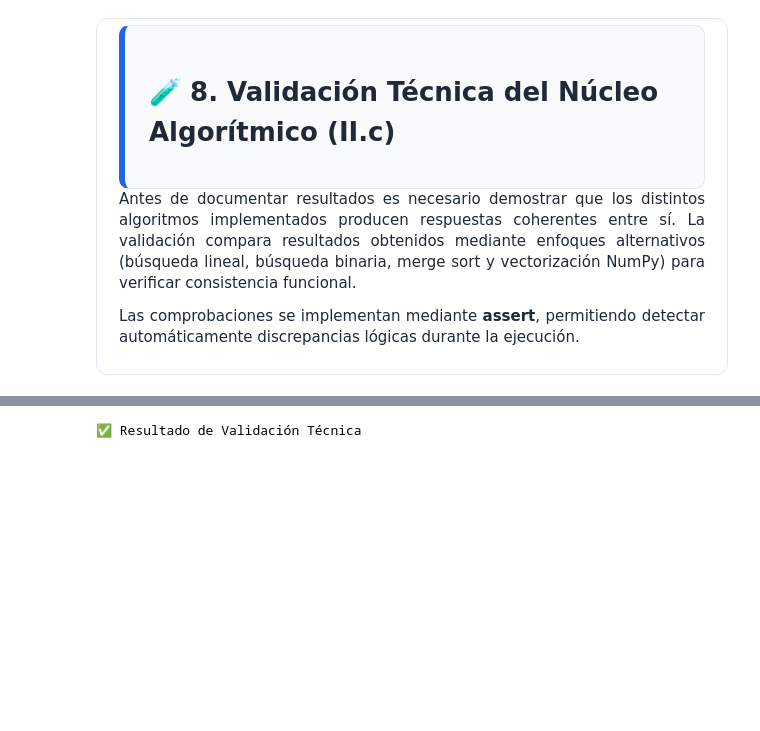
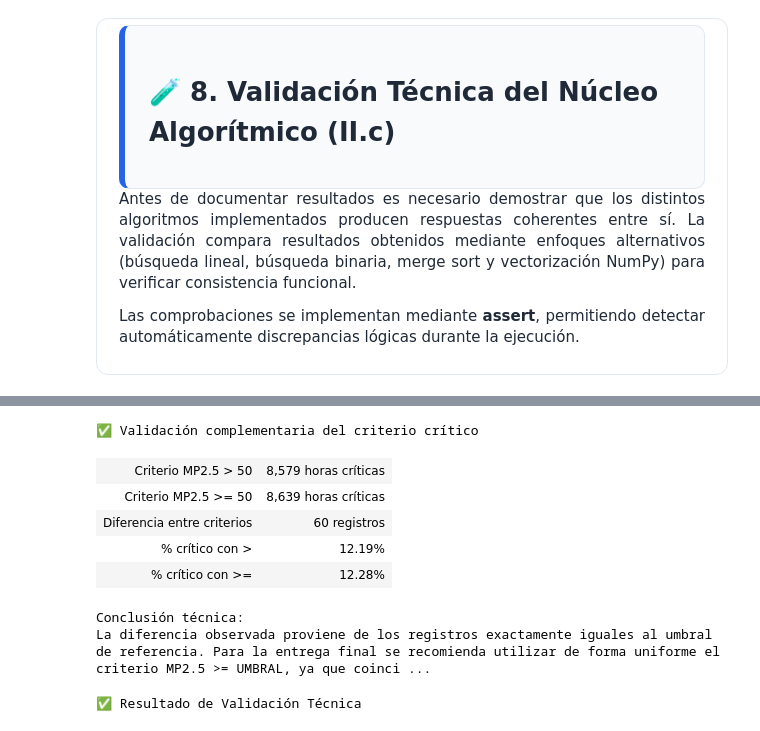
Before and after one commit to Rfcha/abp_cienciadatos, a Jupyter notebook: F4-entrega-final/notebooks/02_algoritmos.ipynb, the cells around one changed output, grey strips where cells are left out. Drawn from its saved outputs; the diff is of its cells as text; code cells hidden in the pictures; blank space fills up the shorter version.

Commit message:
Fix/2006 2351 sfa validacion criterio critico

```diff
--- a/F4-entrega-final/notebooks/02_algoritmos.ipynb
+++ b/F4-entrega-final/notebooks/02_algoritmos.ipynb
@@ -1682,3 +1693,54 @@ Conclusión técnica: La arquitectura orientada a objetos implementada cumple co
+# %%
+# =============================================================================
+# 8.1 VALIDACIÓN COMPLEMENTARIA DEL CRITERIO CRÍTICO
+# Aporte: Sergio Fernández Almonacid
+# =============================================================================
+
+from IPython.display import HTML, display
+
+if "serie" not in globals():
+    raise NameError("No existe la variable 'serie'. Ejecute primero las secciones anteriores.")
+
+if "UMBRAL" not in globals():
+    raise NameError("No existe la variable 'UMBRAL'.")
+
+# Comparación de criterios posibles
+horas_criticas_mayor = int(np.sum(serie > UMBRAL))
+horas_criticas_mayor_igual = int(np.sum(serie >= UMBRAL))
+diferencia_criterios = horas_criticas_mayor_igual - horas_criticas_mayor
+
+porcentaje_mayor = horas_criticas_mayor / len(serie) * 100
+porcentaje_mayor_igual = horas_criticas_mayor_igual / len(serie) * 100
+
+html_criterio = f"""
+<h3>✅ Validación complementaria del criterio crítico</h3>
+
+<table>
+<tr><td><b>Criterio MP2.5 &gt; {UMBRAL}</b></td><td>{horas_criticas_mayor:,} horas críticas</td></tr>
+<tr><td><b>Criterio MP2.5 &gt;= {UMBRAL}</b></td><td>{horas_criticas_mayor_igual:,} horas críticas</td></tr>
+<tr><td><b>Diferencia entre criterios</b></td><td>{diferencia_criterios:,} registros</td></tr>
+<tr><td><b>% crítico con &gt;</b></td><td>{porcentaje_mayor:.2f}%</td></tr>
+<tr><td><b>% crítico con &gt;=</b></td><td>{porcentaje_mayor_igual:.2f}%</td></tr>
+</table>
+
+<p><b>Conclusión técnica:</b><br>
+La diferencia observada proviene de los registros exactamente iguales al umbral de referencia.
+Para la entrega final se recomienda utilizar de forma uniforme el criterio
+<b>MP2.5 &gt;= UMBRAL</b>, ya que coincide con las validaciones posteriores del núcleo algorítmico
+y evita inconsistencias en la comunicación de resultados.
+</p>
+"""
+
+display(HTML(html_criterio))
+# %% [output]
+✅ Validación complementaria del criterio crítico
+| Criterio MP2.5 > 50 | 8,579 horas críticas |
+| Criterio MP2.5 >= 50 | 8,639 horas críticas |
+| Diferencia entre criterios | 60 registros |
+| % crítico con > | 12.19% |
+| % crítico con >= | 12.28% |
+Conclusión técnica:
+La diferencia observada proviene de los registros exactamente iguales al umbral de referencia. Para la entrega final se recomienda utilizar de forma uniforme el criterio MP2.5 >= UMBRAL, ya que coinci ...
 # %%
 # =============================================================================
 # 8. VALIDACIÓN TÉCNICA DEL NÚCLEO ALGORÍTMICO
```
Also changed, not shown: parts of 6 cells of this notebook.
